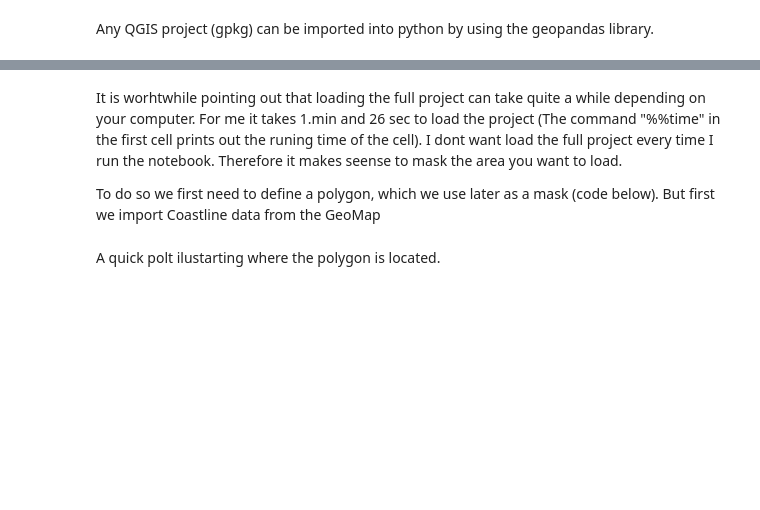
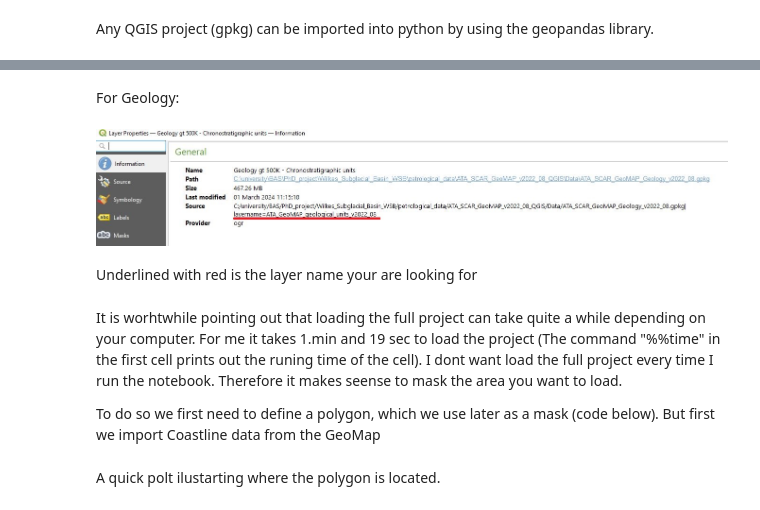
Before and after one commit to MaximilianLowe/How_to_import_and_plot_Antarctic_GeoMap_with_python, a Jupyter notebook: Import_and_plot_GeoMap_with_python.ipynb, the cells around one changed output, grey strips where cells are left out. Cells and saved outputs as stored; diff of their text form; code cells hidden in the pictures; blank space fills up the shorter version.

```diff
--- a/Import_and_plot_GeoMap_with_python.ipynb
+++ b/Import_and_plot_GeoMap_with_python.ipynb
@@ -41,5 +43,14 @@ Underlined with red is the layer name your are looking for.
+# %% [markdown]
+For Geology:
+# %%
+geology_properties_QGIS = Image.open('Screenshots/properties_geology_information.jpg')
+display(geology_properties_QGIS)
+# %% [output]
+[figure, added]
+# %% [markdown]
+Underlined with red is the layer name your are looking for
 # %% [markdown]
-It is worhtwhile pointing out that loading the full project can take quite a while depending on your computer. For me it takes 1.min and 26 sec to load the project (The command "%%time" in the first cell prints out the runing time of the cell). I dont want load the full project every time I run the notebook. Therefore it makes seense to mask the area you want to load.
+It is worhtwhile pointing out that loading the full project can take quite a while depending on your computer. For me it takes 1.min and 19 sec to load the project (The command "%%time" in the first cell prints out the runing time of the cell). I dont want load the full project every time I run the notebook. Therefore it makes seense to mask the area you want to load.
 
 To do so we first need to define a polygon, which we use later as a mask (code below). But first we import Coastline data from the GeoMap
 # %%
```
Also changed, not shown: parts of 11 cells of this notebook.
